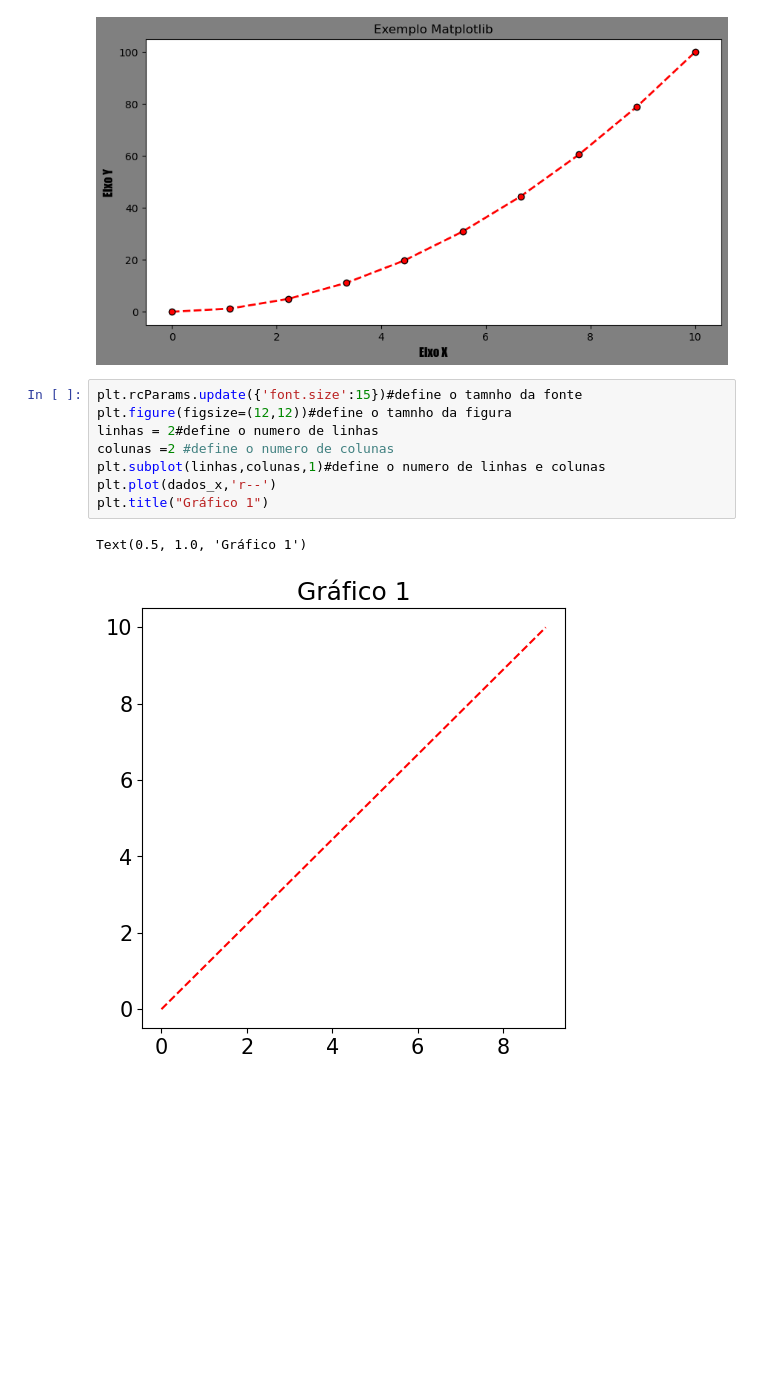
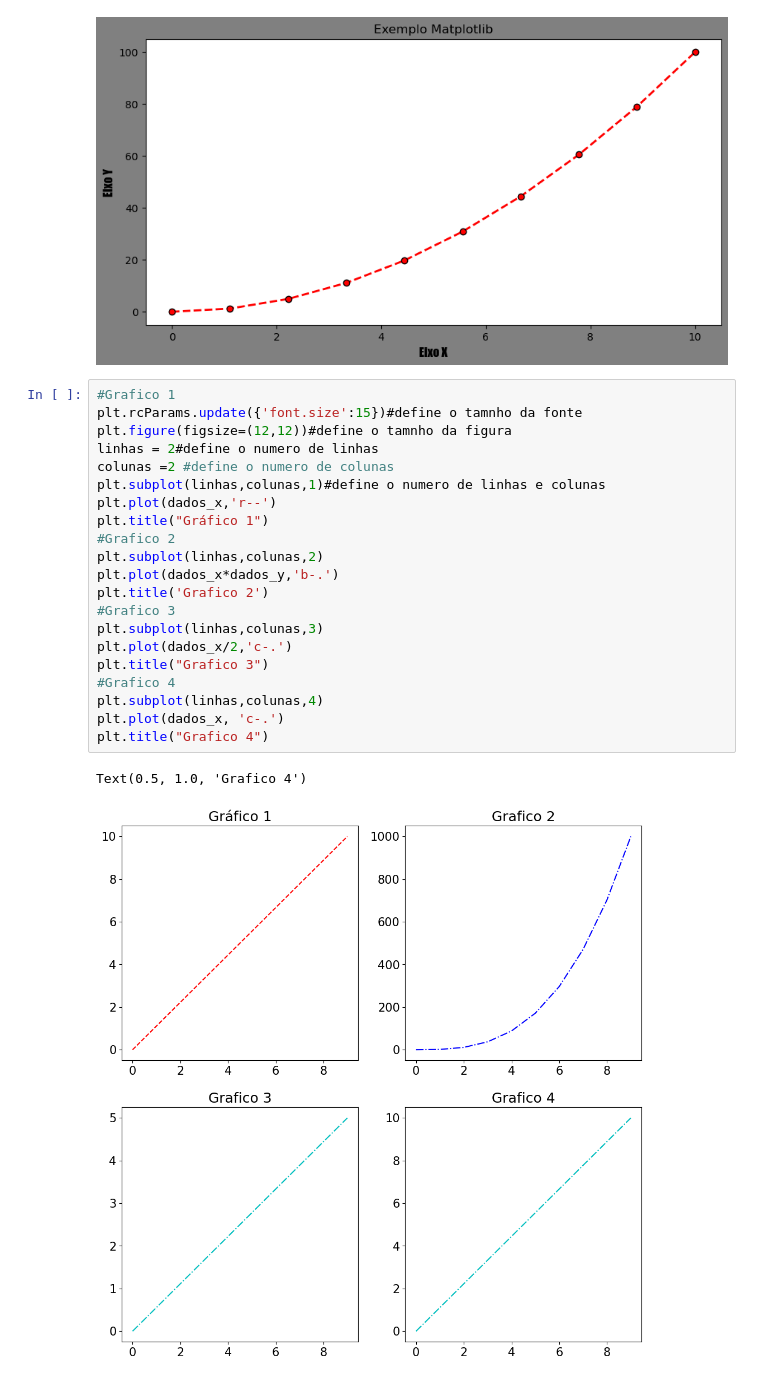
Before and after one commit to RSVictor/Codigos_IABD2024, a Jupyter notebook: Aula 03/exemplomatiplotilib.ipynb, the cells around one changed output. Drawn from its saved outputs; the diff is of its cells as text; blank space fills up the shorter version.

Commit message:
Criação dos 4 gráficos

```diff
--- a/Aula 03/exemplomatiplotilib.ipynb
+++ b/Aula 03/exemplomatiplotilib.ipynb
@@ -31,13 +31,26 @@ plt.plot(dados_x,dados_y,
 [<matplotlib.lines.Line2D at 0x...>]
 [figure]
 # %%
+#Grafico 1
 plt.rcParams.update({'font.size':15})#define o tamnho da fonte
 plt.figure(figsize=(12,12))#define o tamnho da figura
 linhas = 2#define o numero de linhas
 colunas =2 #define o numero de colunas
 plt.subplot(linhas,colunas,1)#define o numero de linhas e colunas
 plt.plot(dados_x,'r--')
 plt.title("Gráfico 1")
+#Grafico 2
+plt.subplot(linhas,colunas,2)
+plt.plot(dados_x*dados_y,'b-.')
+plt.title('Grafico 2')
+#Grafico 3
+plt.subplot(linhas,colunas,3)
+plt.plot(dados_x/2,'c-.')
+plt.title("Grafico 3")
+#Grafico 4
+plt.subplot(linhas,colunas,4)
+plt.plot(dados_x, 'c-.')
+plt.title("Grafico 4")
 # %% [output]
-Text(0.5, 1.0, 'Gráfico 1')
+Text(0.5, 1.0, 'Grafico 4')
-[figure, old version]
+[figure, new version]
```
